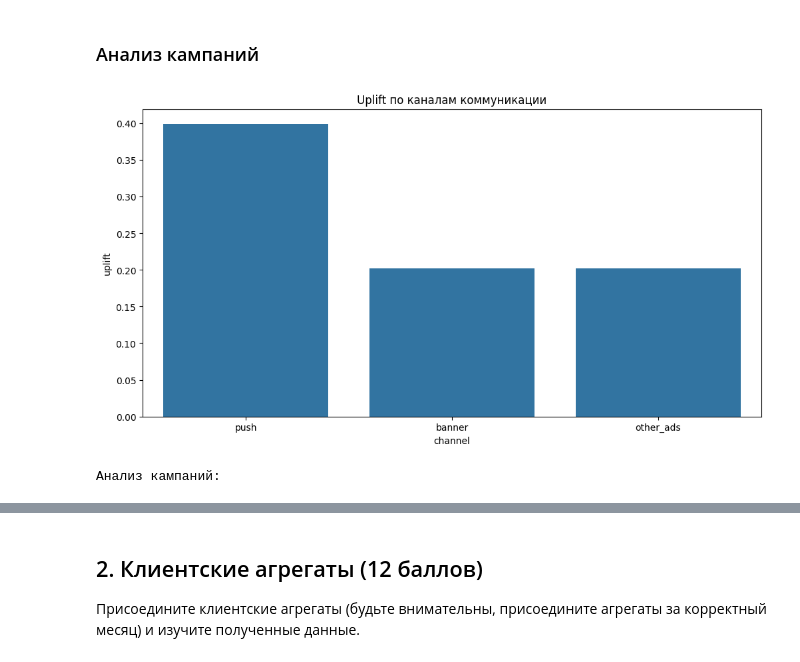
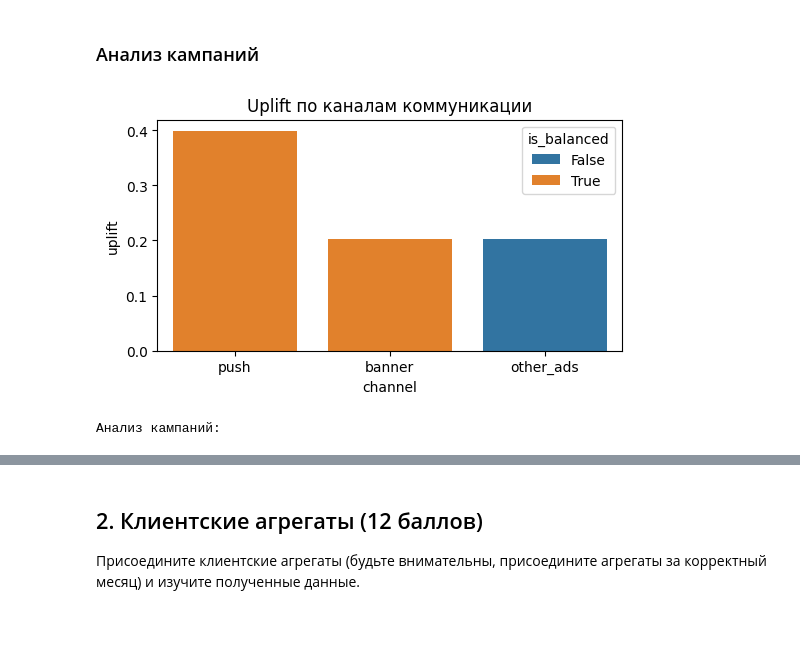
Before and after one commit to psaw/hse-ai24-ml, a Jupyter notebook: hw-6/AI_HW6_uplift.ipynb, the cells around one changed output, grey strips where cells are left out. Drawn from its saved outputs; the diff is of its cells as text; code cells hidden in the pictures; blank space fills up the shorter version.

Commit message:
Update campaign analysis data file

```diff
--- a/hw-6/AI_HW6_uplift.ipynb
+++ b/hw-6/AI_HW6_uplift.ipynb
@@ -141,9 +141,19 @@ import seaborn as sns
 
 # Загрузка данных (1 колонка - индекс из СУБД)
 features = pd.read_csv('./content/ДЗ по Uplift обновленное/AGGS_FINAL.csv', index_col=0)
+features['user_id'] = features['user_id'].astype('int64')
+features.set_index(['user_id', 'report_dt'], inplace=True)
+
 contracts = pd.read_csv('./content/ДЗ по Uplift обновленное/CONTRACTS_FINAL.csv', index_col=0)
+contracts['user_id'] = contracts['user_id'].astype('int64')
+contracts.set_index('contract_id', inplace=True)
+
 campaigns = pd.read_csv('./content/ДЗ по Uplift обновленное/CAMPAINGS.csv', index_col=0)
+campaigns.set_index('campaing_id', inplace=True)
+
 people_in_campaigns = pd.read_csv('./content/ДЗ по Uplift обновленное/PEOPLE_IN_CAMPAINGS_FINAL.csv', index_col=0)
+people_in_campaigns['user_id'] = people_in_campaigns['user_id'].astype('int64')
+people_in_campaigns.set_index(['user_id', 'campaing_id'], inplace=True)
 
 # Преобразование временных столбцов
 for df in [features, contracts, people_in_campaigns]:
@@ -222,6 +243,7 @@ print(f'Процент пересечения контроля idclip и тар
 Удалим эту кампанию, а ее планировщикам поставим на вид, т.к. SMS - это самый дорогой канал рассылки и деньги потрачены впустую.
 # %%
 # Удаляем кампанию idclip из датасета
-people_in_campaigns = people_in_campaigns[people_in_campaigns['campaing_id'] != 'idclip']
+campaigns.drop(index='idclip', inplace=True, errors='ignore')
+people_in_campaigns.drop(index='idclip', level='campaing_id', inplace=True, errors='ignore')
 # %% [markdown]
 ### Анализ кампаний
@@ -350,5 +326,5 @@ def analyze_campaigns(include_only=[], exclude=[], single_campaign=False):
 # %%
-# 5. Выполнение анализа
-campaign_analysis = analyze_campaigns(exclude=['idclip'])
+# Выполнение анализа
+campaign_analysis = analyze_campaigns()
 with open('campaign_analysis.json', 'w') as f:
     f.write(campaign_analysis.to_json(orient='records'))
@@ -359,15 +331,15 @@ with open('campaign_analysis.json', 'w') as f:
 # %%
-# 6. Визуализация результатов
-plt.figure(figsize=(12, 6))
-sns.barplot(data=campaign_analysis, x='channel', y='uplift')
+# Визуализация результатов
+plt.figure(figsize=(6, 3))
+sns.barplot(data=campaign_analysis, x='channel', y='uplift', hue='is_balanced')
 plt.title('Uplift по каналам коммуникации')
 plt.show()
 
 # Вывод статистики по кампаниям
 print("\nАнализ кампаний:")
-campaign_analysis[['campaing_id', 'channel', 'treatment_size', 'control_size', 'treatment_conversion', 'control_conversion', 'uplift', 'is_valid']]
+campaign_analysis
 # %% [output]
-[figure, old version]
+[figure, new version]
 Анализ кампаний:
 |  | campaing_id | channel | treatment_size | control_size | treatment_conversion | control_conversion | uplift | ... |
 | 0 | iddqd | push | 80000 | 80000 | 0.601738 | 0.202150 | 0.399588 | ... |
```
Also changed, not shown: parts of 29 cells of this notebook, 3 other files.
